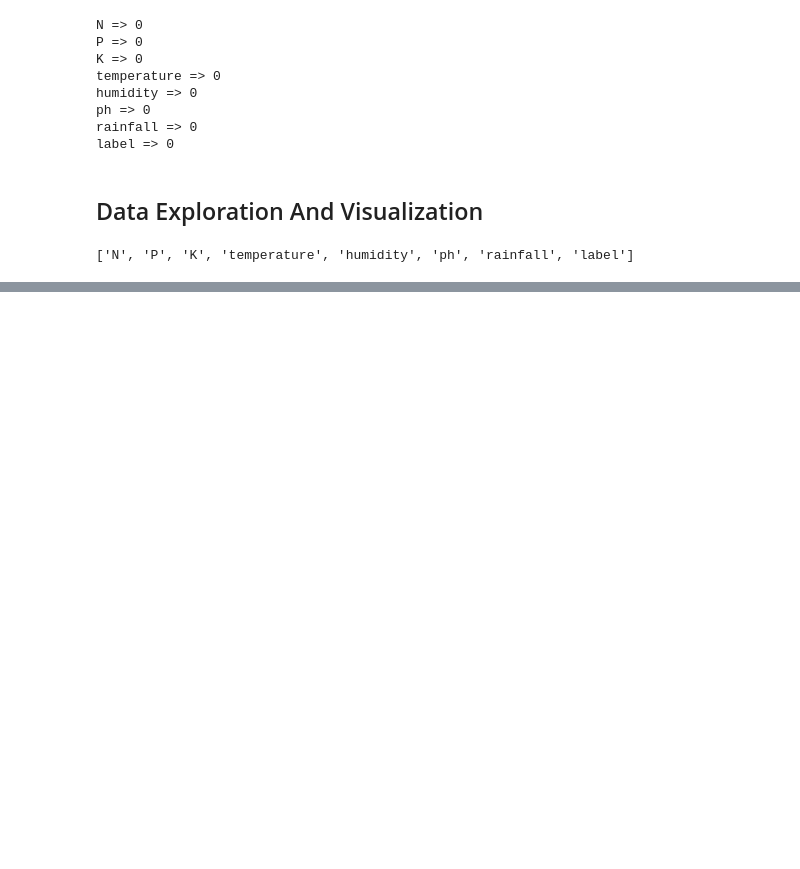
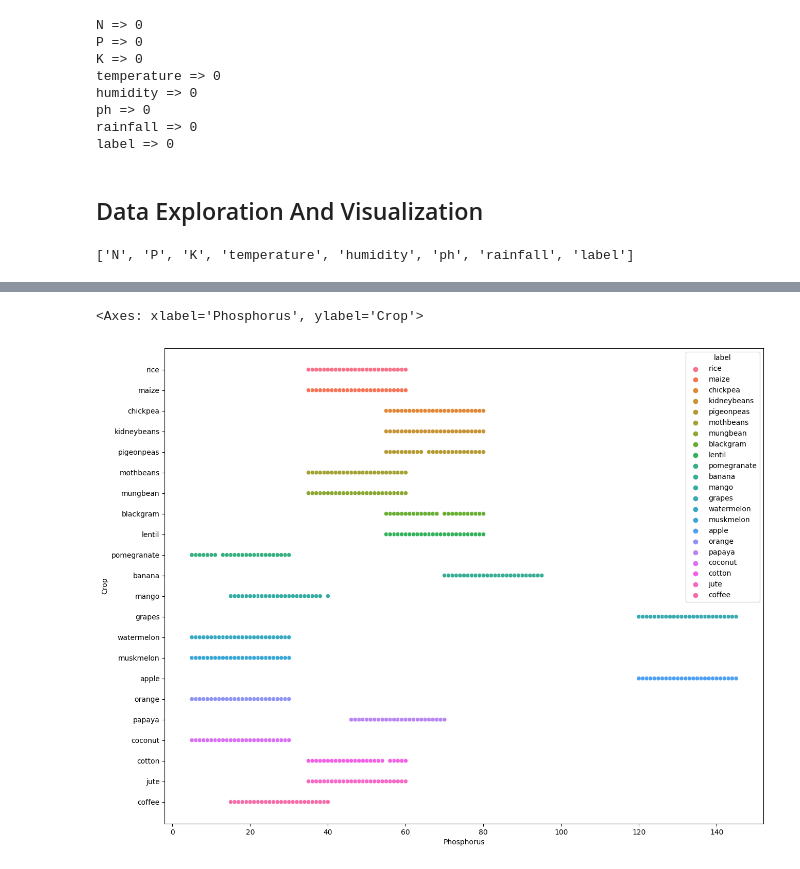
Before and after one commit to Akshay2002Singh/Crop-Recommendation-System, a Jupyter notebook: Notebooks/Crop_Recommendation_analysis.ipynb, the cells around one changed output, grey strips where cells are left out. Saved outputs shown, nothing was run; the diff lists cells and outputs as text; code cells hidden in the pictures; blank space fills up the shorter version.

```diff
--- a/Notebooks/Crop_Recommendation_analysis.ipynb
+++ b/Notebooks/Crop_Recommendation_analysis.ipynb
@@ -119,0 +188,9 @@ list(dataset.columns)
+# %%
+# effect of Phosphorus on crop
+
+plt.figure(figsize=(15,12))
+plt.axes(xlabel="Phosphorus", ylabel="Crop")
+sns.scatterplot(data=dataset, x='P', y='label', hue='label')
+# %% [output]
+<Axes: xlabel='Phosphorus', ylabel='Crop'>
+[figure, added]
```
Also changed, not shown: parts of 15 cells of this notebook, 2 other files.
